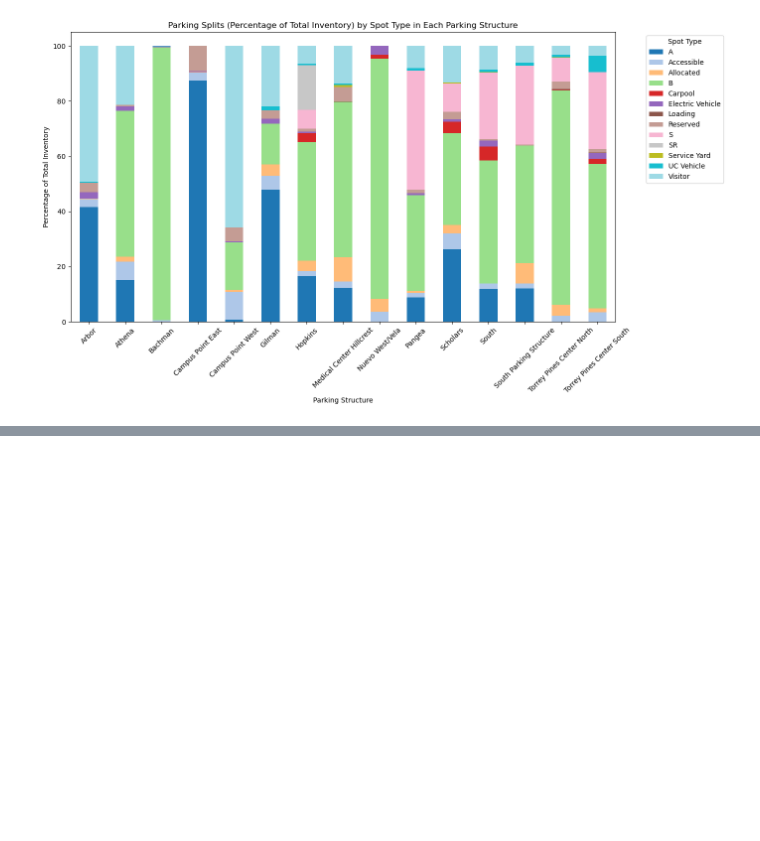
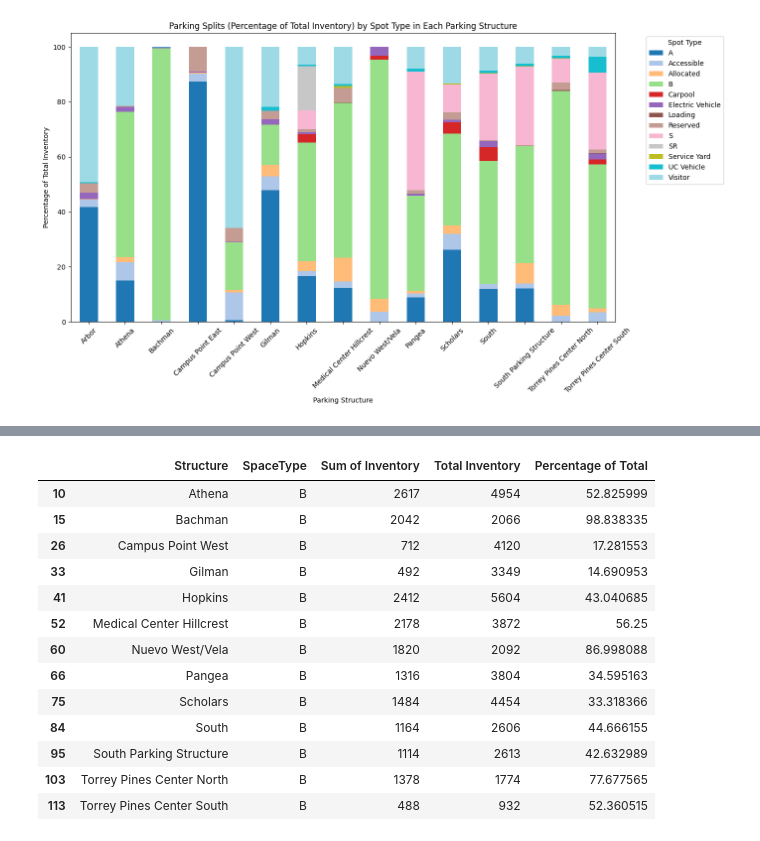
Before and after one commit to DanielJu0925/math189_project, a Jupyter notebook: data_process_plus_testing.ipynb, the cells around one changed output, grey strips where cells are left out. Drawn from its saved outputs; the diff is of its cells as text; code cells hidden in the pictures; blank space fills up the shorter version.

Commit message:
Add files via upload
added grad vs undergrad testing

```diff
--- a/data_process_plus_testing.ipynb
+++ b/data_process_plus_testing.ipynb
@@ -535,0 +565,17 @@ plt.show()
+# %%
+grad
+# %% [output]
+|  | Structure | SpaceType | Sum of Inventory | Total Inventory | Percentage of Total |
+| 10 | Athena | B | 2617 | 4954 | 52.825999 |
+| 15 | Bachman | B | 2042 | 2066 | 98.838335 |
+| 26 | Campus Point West | B | 712 | 4120 | 17.281553 |
+| 33 | Gilman | B | 492 | 3349 | 14.690953 |
+| 41 | Hopkins | B | 2412 | 5604 | 43.040685 |
+| 52 | Medical Center Hillcrest | B | 2178 | 3872 | 56.25 |
+| 60 | Nuevo West/Vela | B | 1820 | 2092 | 86.998088 |
+| 66 | Pangea | B | 1316 | 3804 | 34.595163 |
+| 75 | Scholars | B | 1484 | 4454 | 33.318366 |
+| 84 | South | B | 1164 | 2606 | 44.666155 |
+| 95 | South Parking Structure | B | 1114 | 2613 | 42.632989 |
+| 103 | Torrey Pines Center North | B | 1378 | 1774 | 77.677565 |
+| 113 | Torrey Pines Center South | B | 488 | 932 | 52.360515 |
```
Also changed, not shown: parts of 17 cells of this notebook.
